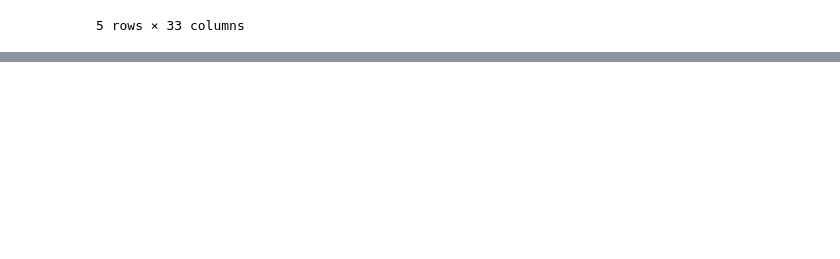
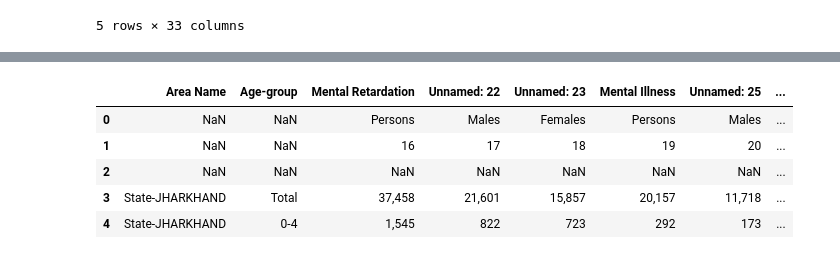
Before and after one commit to abhi-ram-M/jharkand-nuclear-radiation, a Jupyter notebook: project1.ipynb, the cells around one changed output, grey strips where cells are left out. Saved outputs shown, nothing was run; the diff lists cells and outputs as text; code cells hidden in the pictures; blank space fills up the shorter version.

```diff
--- a/project1.ipynb
+++ b/project1.ipynb
@@ -17,0 +30,6 @@ di_df.head()
+# %%
+adi_df = di_df[['Area Name','Age-group']]
+tot_di_df = di_df.loc[:,'Total number of disabled persons':'In seeing'].iloc[:,:-1]
+mental_di_df = di_df.loc[:,'Mental Retardation':'Mental Illness'].iloc[:,:-1]
+mental1_di_df = di_df.loc[:,'Mental Illness':'Any Other'].iloc[:,:-1]
+mental1_di_df.head()
@@ -17,0 +43,4 @@ di_df.head()
+# %%
+total_dis_df = pd.concat([adi_df,tot_di_df],axis = 1)
+mental_ill_df = pd.concat([adi_df,mental_di_df,mental1_di_df],axis = 1)
+total_dis_df.head()
@@ -17,0 +54,9 @@ di_df.head()
+# %%
+mental_ill_df.head()
+# %% [output]
+|  | Area Name | Age-group | Mental Retardation | Unnamed: 22 | Unnamed: 23 | Mental Illness | Unnamed: 25 | ... |
+| 0 | NaN | NaN | Persons | Males | Females | Persons | Males | ... |
+| 1 | NaN | NaN | 16 | 17 | 18 | 19 | 20 | ... |
+| 2 | NaN | NaN | NaN | NaN | NaN | NaN | NaN | ... |
+| 3 | State-JHARKHAND | Total | 37,458 | 21,601 | 15,857 | 20,157 | 11,718 | ... |
+| 4 | State-JHARKHAND | 0-4 | 1,545 | 822 | 723 | 292 | 173 | ... |
```
Also changed, not shown: parts of 10 cells of this notebook.
